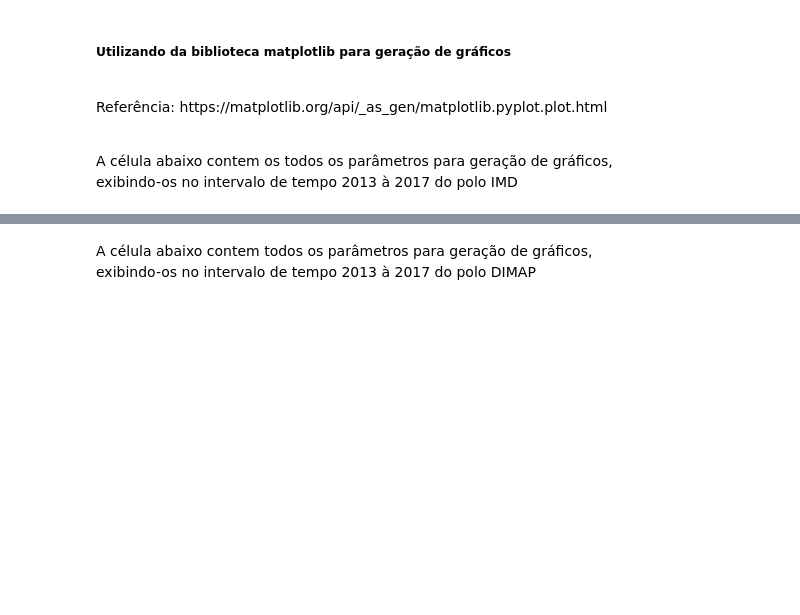
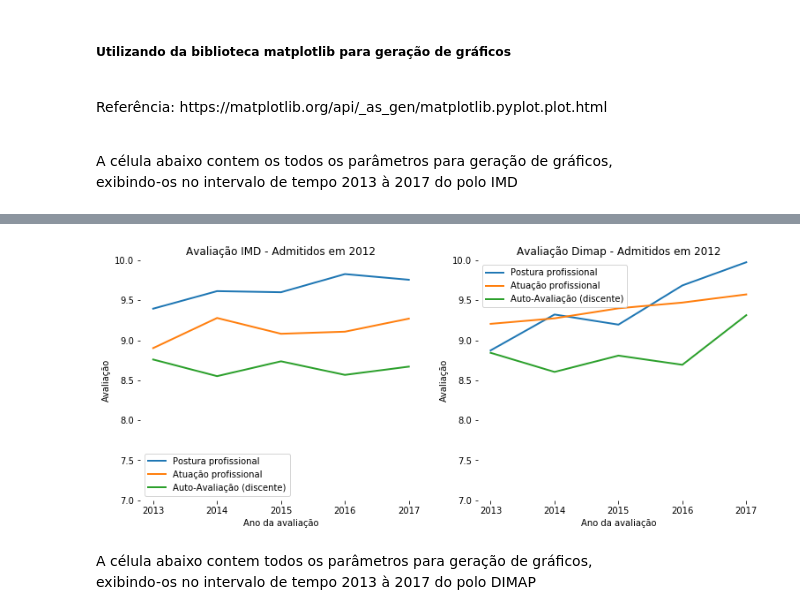
Before and after one commit to natanfernandes/ProjetoProbabilidade, a Jupyter notebook: Projeto Probabilidade.ipynb, the cells around one changed output, grey strips where cells are left out. Saved outputs shown, nothing was run; the diff lists cells and outputs as text; code cells hidden in the pictures; blank space fills up the shorter version.

Commit message:
Gráficos melhorados

```diff
--- a/Projeto Probabilidade.ipynb
+++ b/Projeto Probabilidade.ipynb
@@ -110 +96,4 @@ avaliacoes = pd.concat([avaliacoes_dimap,avaliacoes_imd])
+# %%
+docentes_avaliacao_media_imd_2012 = docentes_avaliacao_media_imd.loc[2012, colunas]
+docentes_avaliacao_media_imd_2013 = docentes_avaliacao_media_imd.loc[2013, colunas]
 # %%
@@ -186,2 +121,5 @@ docentes_avaliacao_media_dimap_2017["admissao"] = docentes_avaliacao_media_dimap
+# %%
+docentes_avaliacao_media_dimap_2012 = docentes_avaliacao_media_dimap.loc[2012, colunas]
+docentes_avaliacao_media_dimap_2013 = docentes_avaliacao_media_dimap.loc[2013, colunas]
 # %%
 #Gerando tabela com as medias das avaliações do polo IMD
@@ -263,2 +149,51 @@ plt.show()
+# %%
+anos = [2013,2014,2015,2016,2017]
+labels = ["Postura profissional", "Atuação profissional", "Auto-Avaliação (discente)"]
+y_columns = ["postura_profissional_media","atuacao_profissional_media", "autoavaliacao_aluno_media"];
+# %%
+fig = plt.figure(figsize=(40,5))
+
+#Primeiro gráfico mostrado abaixo referente ao ano de 2013
+ax1 = fig.add_subplot()
+ax2 = fig.add_subplot()
+
+ax1 = fig.add_subplot(1, 6, 1)
+ax1.plot(docentes_avaliacao_media_imd_2012.index, docentes_avaliacao_media_imd_2012[y_columns], linewidth=2)
+ax1.legend(loc=3, labels=labels)
+
+ax1.set_ylim(7,10)
+ax1.set_xlabel('Ano da avaliação')
+ax1.set_ylabel('Avaliação')
+ax1.set_xticks(anos);
+
+plt.title("Avaliação IMD - Admitidos em 2012");
+for i in ["right", "top", "bottom", "left"]:
+    ax1.spines[i].set_visible(False)
+
+#Itens da avaliação docencia que serão mostrados no gráfico, que são
+# a nota da Postura Profissional do professor dada pelo aluno
+# a nota da Atuação Profissional do professor dada pelo aluno
+# e a auto-avaliação do aluno
+#ax1.tick_params(bottom="off", top="off", left="off", right="off")
+#ax1.legend(loc=3, labels=labels)
+
+
+#Segundo gráfico mostrado abaixo referente ao ano de 2014
+ax2 = fig.add_subplot(1, 6, 2)
+ax2.plot(docentes_avaliacao_media_dimap_2012.index, docentes_avaliacao_media_dimap_2012[y_columns], linewidth=2)
+ax2.legend(loc=2, labels=labels)
+
+ax2.set_ylim(7,10)
+ax2.set_xlabel('Ano da avaliação')
+ax2.set_ylabel('Avaliação')
+ax2.set_xticks(anos);
+
+plt.title("Avaliação Dimap - Admitidos em 2012");
+for i in ["right", "top", "bottom", "left"]:
+    ax2.spines[i].set_visible(False)
+
+plt.show()
+# %% [output]
+[figure, added]
 # %% [markdown]
 <p>A célula abaixo contem todos os parâmetros para geração de gráficos,<br> exibindo-os no intervalo de tempo 2013 à 2017 do polo DIMAP
```
Also changed, not shown: parts of 19 cells of this notebook.
